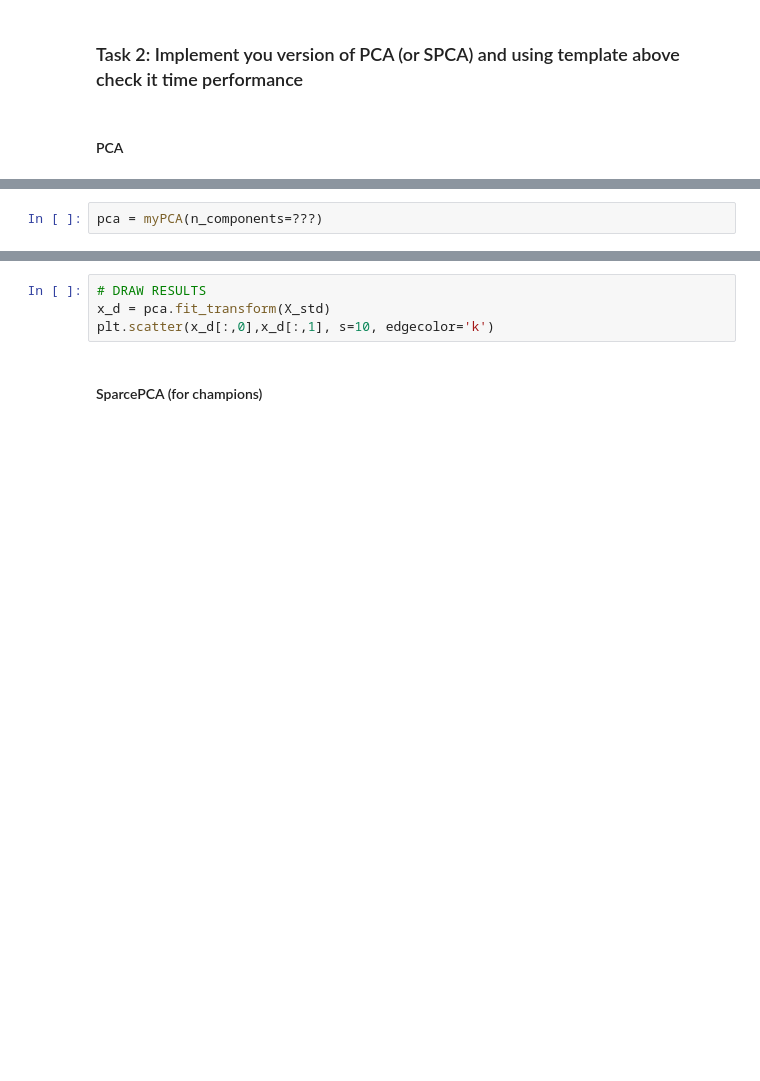
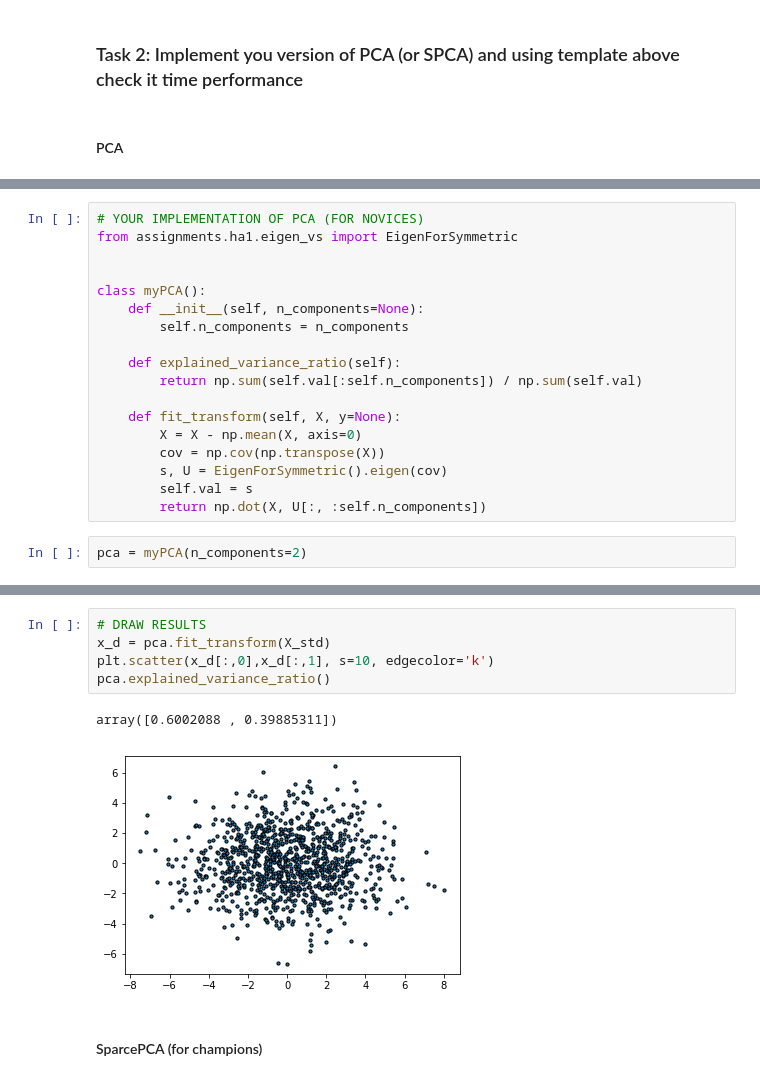
Before and after one commit to YoussefYN/inno_hdda_fall, a Jupyter notebook: assignments/ha1/HA1.ipynb, the cells around one changed output, grey strips where cells are left out. Saved outputs shown, nothing was run; the diff lists cells and outputs as text; blank space fills up the shorter version.

```diff
--- a/assignments/ha1/HA1.ipynb
+++ b/assignments/ha1/HA1.ipynb
@@ -260,5 +291,23 @@ class myPCA():
+# %%
+# YOUR IMPLEMENTATION OF PCA (FOR NOVICES)
+from assignments.ha1.eigen_vs import EigenForSymmetric
+
+
+class myPCA():
+    def __init__(self, n_components=None):
+        self.n_components = n_components
+
+    def explained_variance_ratio(self):
+        return np.sum(self.val[:self.n_components]) / np.sum(self.val)
+
+    def fit_transform(self, X, y=None):
+        X = X - np.mean(X, axis=0)
+        cov = np.cov(np.transpose(X))
+        s, U = EigenForSymmetric().eigen(cov)
+        self.val = s
+        return np.dot(X, U[:, :self.n_components])
 # %%
-pca = myPCA(n_components=???)
+pca = myPCA(n_components=2)
 # %%
 # TEST TIME PERFORMANCE OF YOUR PCA
 %timeit pca.fit_transform(X_std)
@@ -265,7 +317,11 @@ pca = myPCA(n_components=???)
 # %%
 # DRAW RESULTS
 x_d = pca.fit_transform(X_std)
 plt.scatter(x_d[:,0],x_d[:,1], s=10, edgecolor='k')
+pca.explained_variance_ratio()
+# %% [output]
+array([0.6002088 , 0.39885311])
+[figure, added]
 # %% [markdown]
 #### SparcePCA (for champions)
 # %%
```
Also changed, not shown: parts of 27 cells of this notebook.
